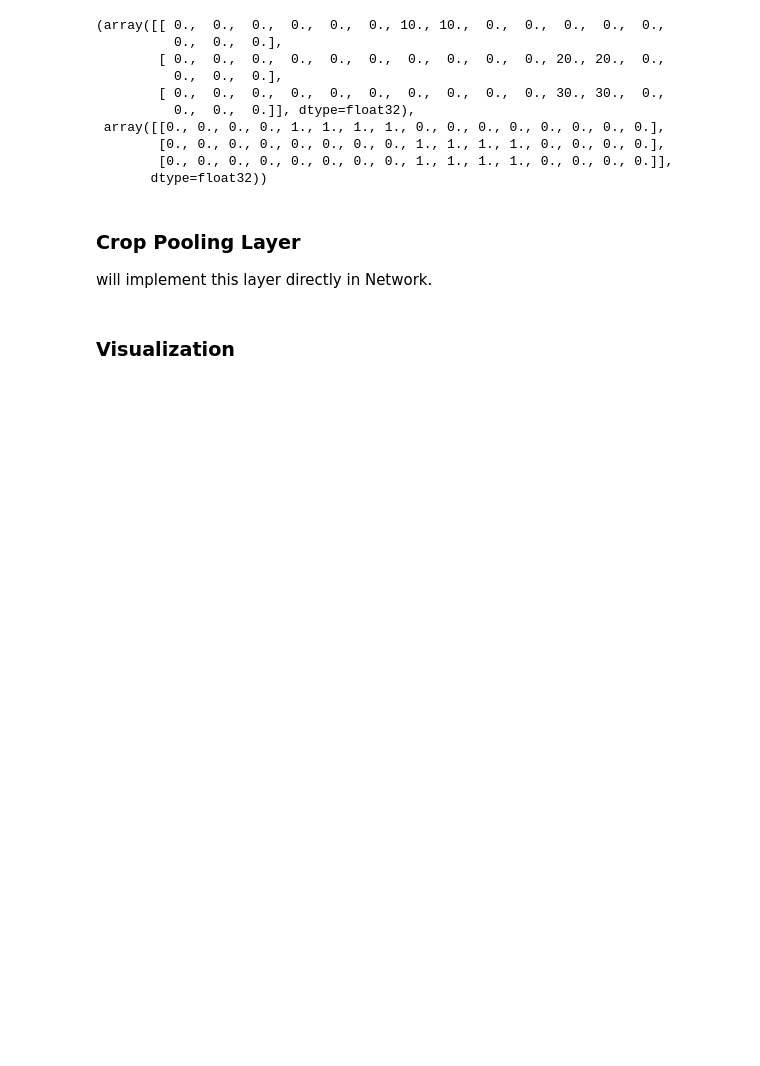
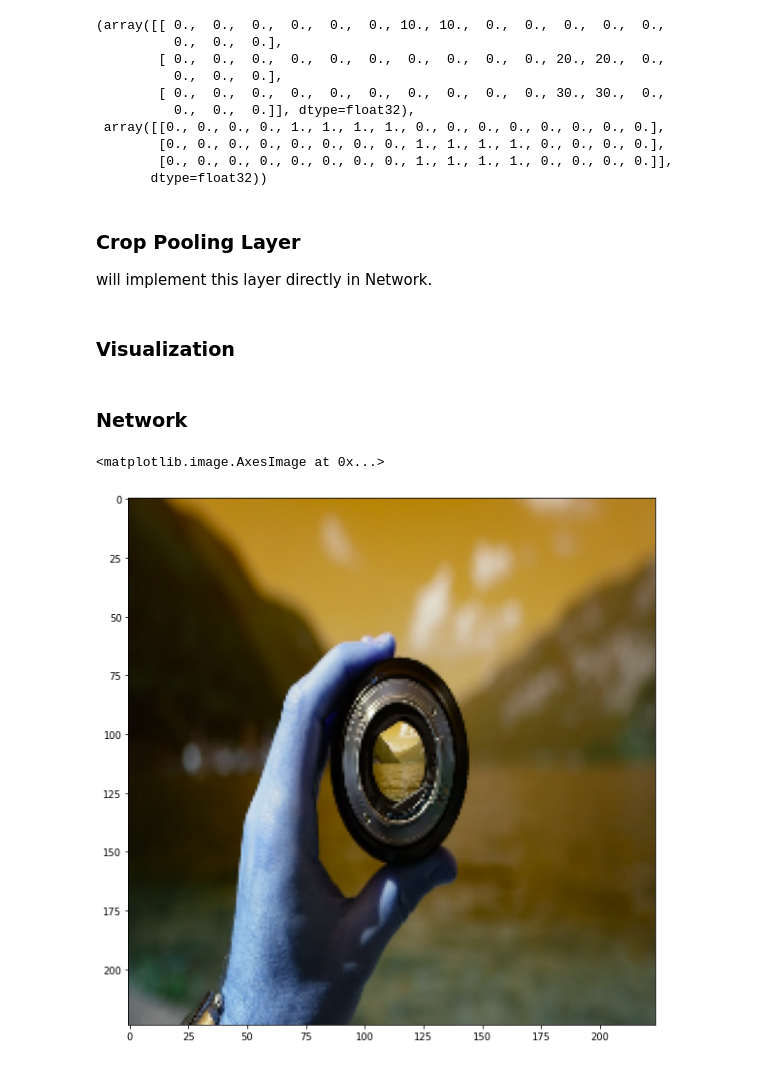
Before and after one commit to Karan-Choudhary/TF_Faster_RCNN, a Jupyter notebook: notebooks/EXP1.ipynb, the cells around one changed output. Cells and saved outputs as stored; diff of their text form; code cells hidden in the pictures; blank space fills up the shorter version.

```diff
--- a/notebooks/EXP1.ipynb
+++ b/notebooks/EXP1.ipynb
@@ -671,3 +671,5 @@ def draw_bounding_boxes(image,gt_boxes,im_info):
         disp_image = _draw_single_box(disp_image,gt_boxes_new[i,0],gt_boxes_new[i,1],gt_boxes_new[i,2],gt_boxes_new[i,3],'N%02d-C%02d'%(i,this_class),FONT,color=STANDARD_COLORS[this_class%NUM_COLORS])
         image[0,:] = np.array(disp_image)
         return image
+# %% [markdown]
+### Network
@@ -673,0 +716,13 @@ def draw_bounding_boxes(image,gt_boxes,im_info):
+# %%
+# read image tst.png using tensorflow
+image = tf.io.read_file('tst.png')
+image = tf.image.decode_png(image, channels=3)
+image = tf.image.convert_image_dtype(image, tf.float32)
+image = tf.expand_dims(image, 0)
+image = tf.compat.v1.image.resize_bilinear(image, [224, 224])
+image = tf.reverse(image,axis=[-1])
+plt.figure(figsize=(10,10))
+plt.imshow(image[0])
+# %% [output]
+<matplotlib.image.AxesImage at 0x...>
+[figure, added]
```
Also changed, not shown: parts of 2 cells of this notebook.
